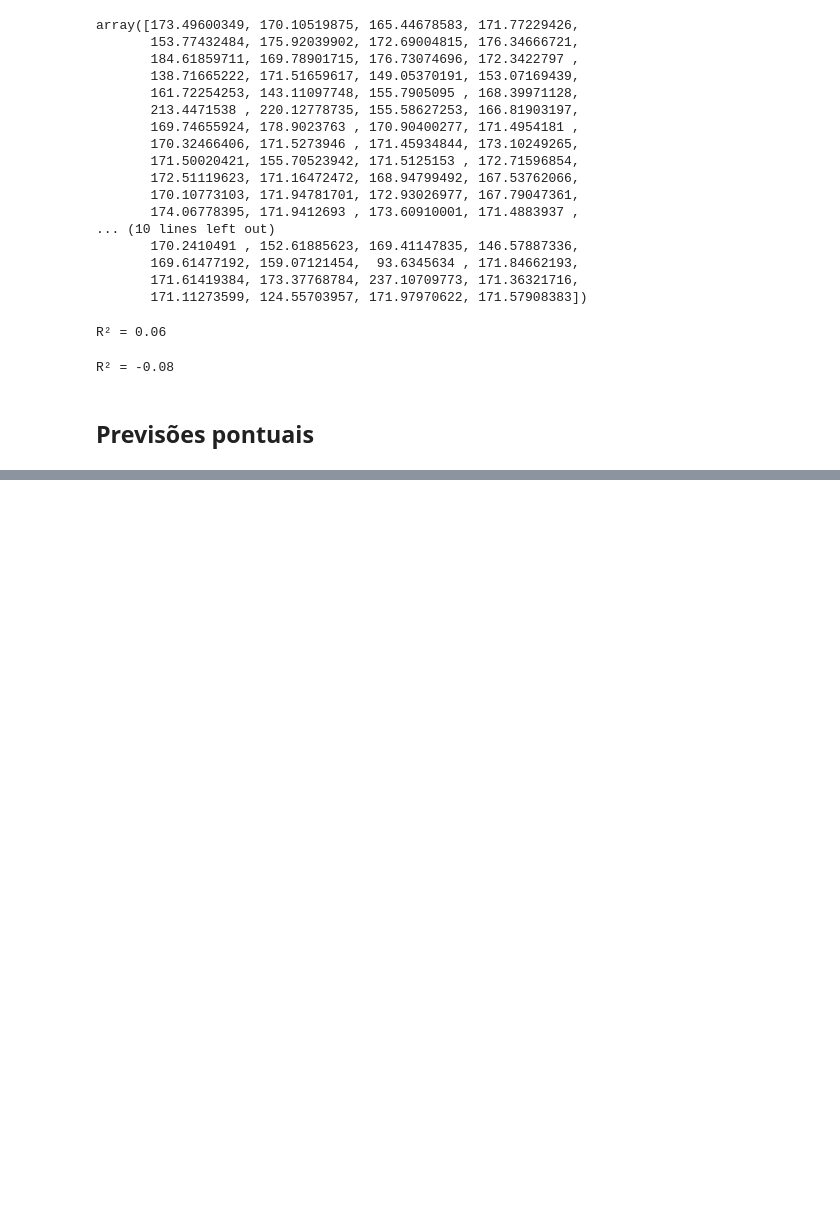
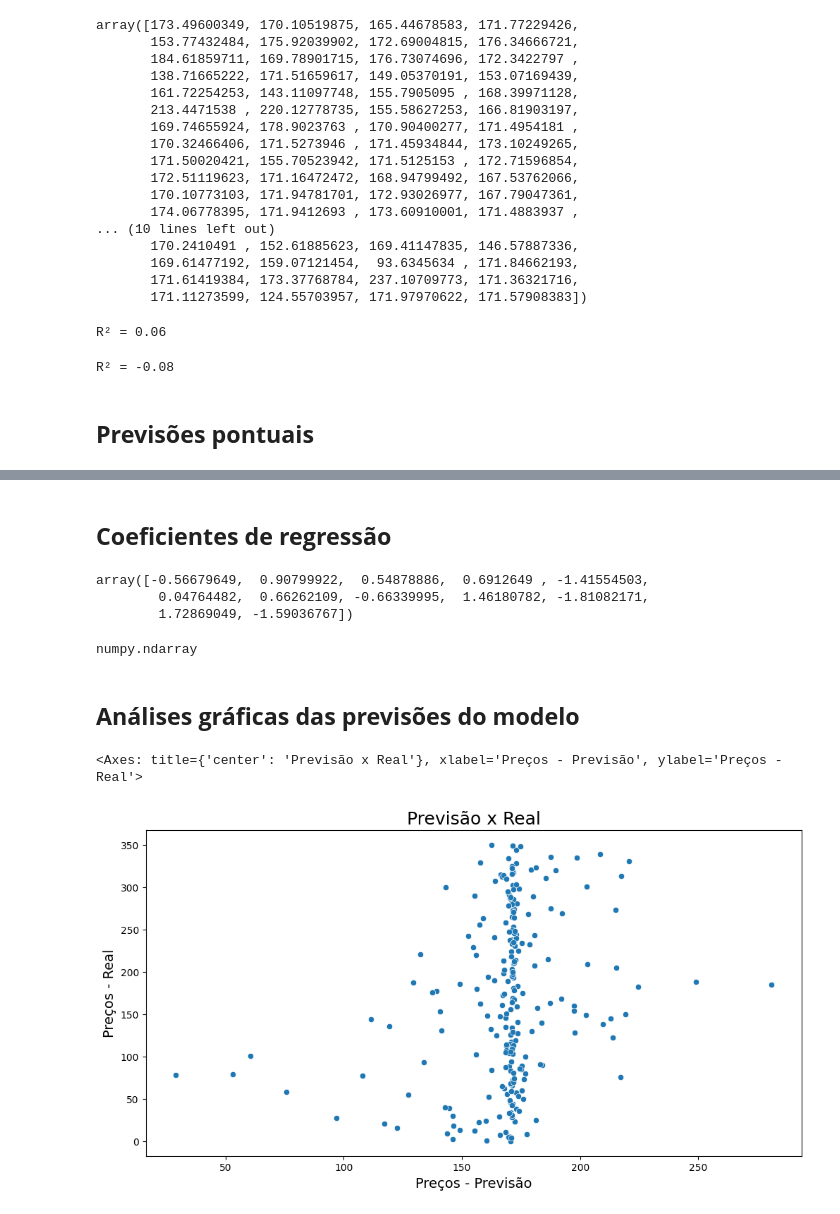
Before and after one commit to rafaellabastos/savvyfix-ia-notebook, a Jupyter notebook: precificacao_dinamica.ipynb, the cells around one changed output, grey strips where cells are left out. Drawn from its saved outputs; the diff is of its cells as text; code cells hidden in the pictures; blank space fills up the shorter version.

Commit message:
Análises gráficas das previsões do modelo

```diff
--- a/precificacao_dinamica.ipynb
+++ b/precificacao_dinamica.ipynb
@@ -467,0 +470,30 @@ print(f'Previsão pontual para o produto/unidade 662: {previsao_pontual_produto_
+# %% [markdown]
+## **Coeficientes de regressão**
+# %%
+modelo.coef_
+# %% [output]
+array([-0.56679649,  0.90799922,  0.54878886,  0.6912649 , -1.41554503,
+        0.04764482,  0.66262109, -0.66339995,  1.46180782, -1.81082171,
+        1.72869049, -1.59036767])
+# %%
+type(modelo.coef_)
+# %% [output]
+numpy.ndarray
+# %% [markdown]
+## **Análises gráficas das previsões do modelo**
+# %%
+# Gerando as previsões do modelo para os dados de treino
+y_previsto_train = modelo.predict(X_train_clean)
+# %%
+# Gráfico de dispersão
+ax = sns.scatterplot(x=y_previsto_train, y=y_train_clean)
+
+ax.figure.set_size_inches(12, 6)
+
+ax.set_title('Previsão x Real', fontsize=18)
+ax.set_xlabel('Preços - Previsão', fontsize=14)
+ax.set_ylabel('Preços - Real', fontsize=14)
+ax
+# %% [output]
+<Axes: title={'center': 'Previsão x Real'}, xlabel='Preços - Previsão', ylabel='Preços - Real'>
+[figure, added]
```
Also changed, not shown: parts of 3 cells of this notebook.
